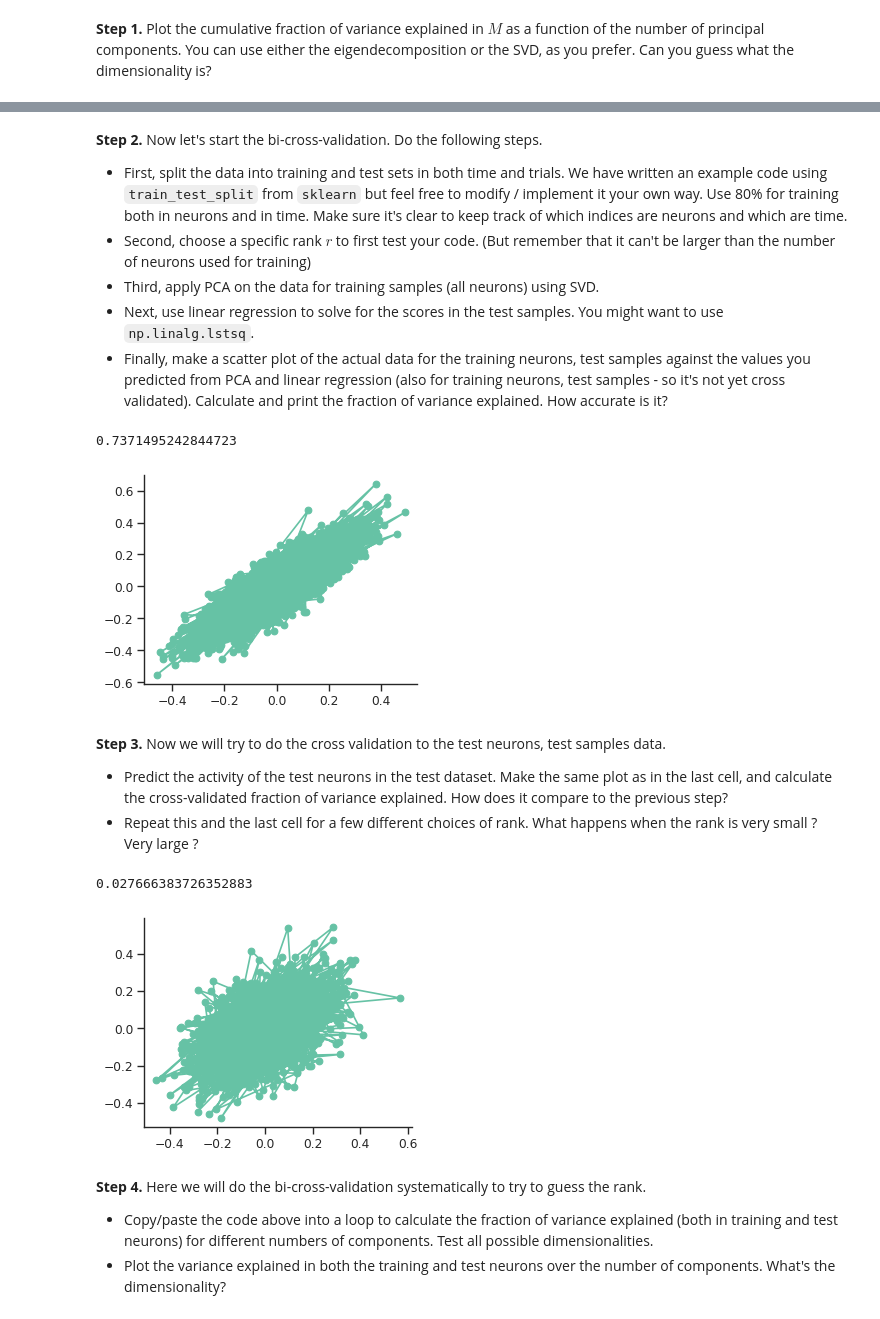
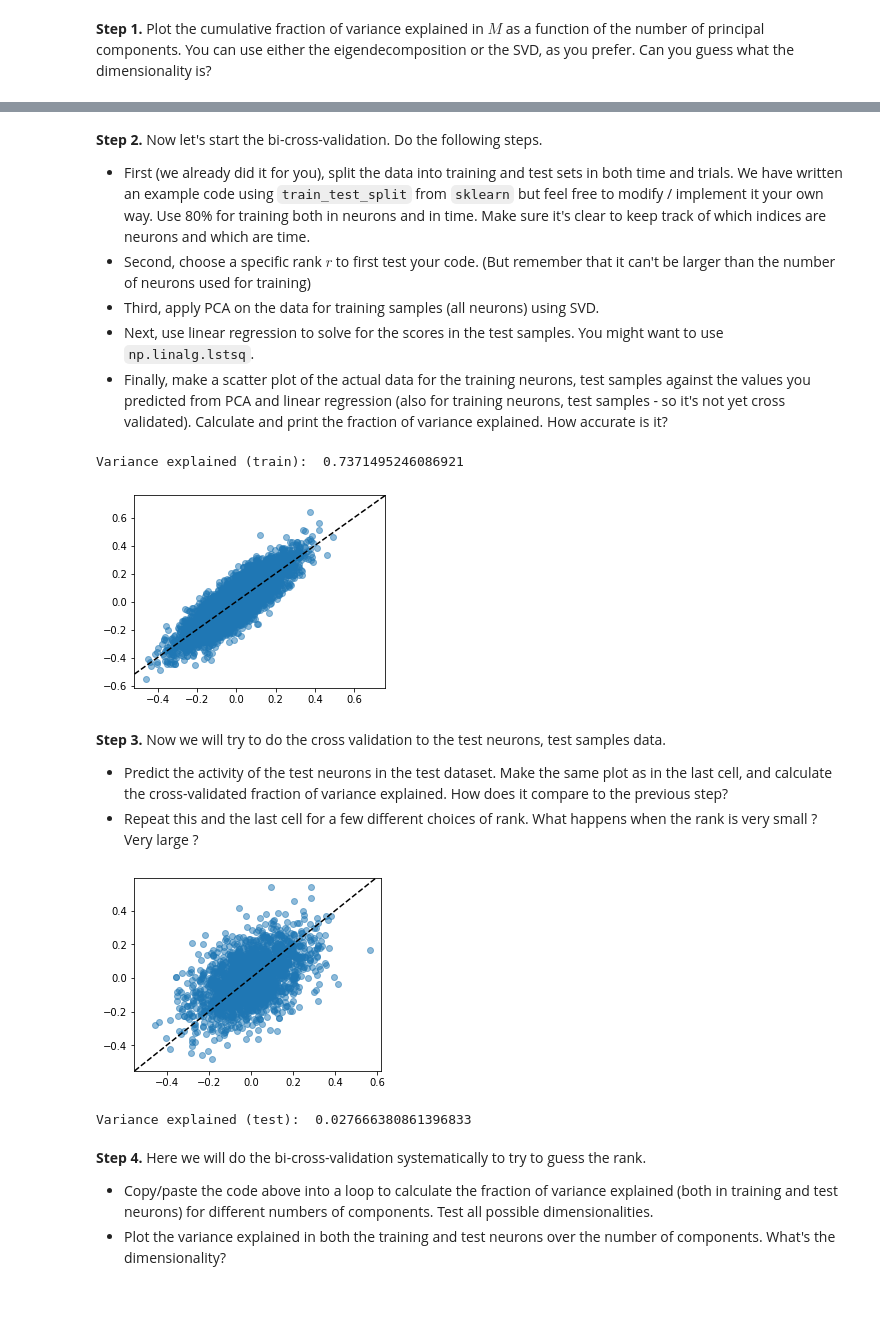
Before and after one commit to leonardo-agueci/adv-dim-red-QBWschool-2024, a Jupyter notebook: Solutions_Dimensionality_Reduction_for_Neural_Data.ipynb, the cells around one changed output, grey strips where cells are left out. Cells and saved outputs as stored; diff of their text form; code cells hidden in the pictures.

````diff
--- a/Solutions_Dimensionality_Reduction_for_Neural_Data.ipynb
+++ b/Solutions_Dimensionality_Reduction_for_Neural_Data.ipynb
@@ -311,22 +290,3 @@ To familiarize yourselves with PCA/SVD, you will first write your own implementa
 **WARNING:** In the maths above we used the convention that $\mathbf{X} \in \mathbb{R}^{N\times K} $ (i.e., the columns are the samples), as this is commonly used in neuroscience and in the PCA literature. However, other communities (notably in machine learning) use the rows as samples instead: $\mathbf{X} \in \mathbb{R}^{K\times N}$. Be mindful when you write your code that the packages you use may be using the latter notation (for example, in that case, the $\bf V$ in the SVD will represent the basis vectors, rather than the $\bf U$.).
 
 First, execute the cell below to get started.
-# %%
-import numpy as np
-import matplotlib.pyplot as plt
-import seaborn as sns
-from IPython.core.interactiveshell import InteractiveShell
-
-sns.set()
-
-# global defaults for plots - optional
-sns.set_theme(style="ticks",
-              palette="Set2",
-              font_scale=1.0,
-              rc={
-              "axes.spines.right": False,
-              "axes.spines.top": False,
-              "figure.dpi" : 80
-          },
-          )
-InteractiveShell.ast_node_interactivity = 'none'
@@ -514,6 +794,6 @@ ax.plot(np.cumsum(evals)/np.sum(evals),'o-')
 # %% [markdown]
 **Step 2.** Now let's start the bi-cross-validation. Do the following steps.
-* First, split the data into training and test sets in both time and trials. We have written an example code using ```train_test_split``` from ```sklearn``` but feel free to modify / implement it your own way. Use 80% for training both in neurons and in time. Make sure it's clear to keep track of which indices are neurons and which are time.
+* First (we already did it for you), split the data into training and test sets in both time and trials. We have written an example code using ```train_test_split``` from ```sklearn``` but feel free to modify / implement it your own way. Use 80% for training both in neurons and in time. Make sure it's clear to keep track of which indices are neurons and which are time.
 * Second, choose a specific rank $r$ to first test your code. (But remember that it can't be larger than the number of neurons used for training)
 * Third, apply PCA on the data for training samples (all neurons) using SVD.
 * Next, use linear regression to solve for the scores in the test samples. You might want to use ```np.linalg.lstsq```.
@@ -534,37 +846,44 @@ M_te_te = M_te_all[:,neur_indices_te]
 # %%
 # Solution
 from sklearn.model_selection import train_test_split
 
+# Creating the indeces for selecting train/test sets over samples/neurons
 neur_indices_tr,neur_indices_te = train_test_split(np.arange(M.shape[1]), train_size = .8, shuffle=True)
 time_indices_tr,time_indices_te = train_test_split(np.arange(M.shape[0]), train_size = .8, shuffle=True)
 
+# Selecting the training and test data
 M_tr_all = M_centered[time_indices_tr,:]
 M_te_all = M_centered[time_indices_te,:]
 M_te_tr = M_te_all[:,neur_indices_tr]
 M_te_te = M_te_all[:,neur_indices_te]
 
+# Choose the rank r
 r = 40
 
+# Apply SVD on the training data
 U, S, V = np.linalg.svd(M_tr_all, full_matrices=False)
 
-# Linear Regression a x = b where ...
-a = V[:r,neur_indices_tr].T
-b = M_te_tr.T
-x = np.linalg.lstsq(a,b,rcond=None)[0] # scores, test times x r
+# Now, we solve the scores with linear regression. Let's use 'u' for the train basis,
+# 'z' for the scores and 'x' forthe data
+u = V[:r,neur_indices_tr].T
+x = M_te_tr.T
+# Use linear regression ( a x = b) to solve the scores on test data
+z = np.linalg.lstsq(u,x,rcond=None)[0]
 
-M_te_tr_predict = (a @ x).T
+# Compute the prediction
+M_te_tr_predict = (u @ z).T
 
-mse = np.mean(((M_te_tr_predict-M_te_tr)**2).flatten())
-var_exp_tr = 1 - mse/np.mean(((M_te_tr)**2).flatten())
+# Compute variance explained
+var_exp_tr = compute_var_exp(M_te_tr_predict,M_te_tr)
 
 fig = plt.figure(figsize=(4,3), constrained_layout=True)
 ax = fig.add_subplot()
-ax.plot(M_te_tr_predict.flatten(), M_te_tr.flatten(), '-o')
-
-print(var_exp_tr)
+ax.scatter(M_te_tr_predict.flatten(), M_te_tr.flatten(),alpha=0.5)
+ax.axline((0,0), (0.7,0.7), color='black', linestyle='--')
+print("Variance explained (train): ", var_exp_tr)
 # %% [output]
-0.7371495242844723
+Variance explained (train):  0.7371495246086921
-[figure, old version]
+[figure, new version]
 # %% [markdown]
 **Step 3.** Now we will try to do the cross validation to the test neurons, test samples data.
 * Predict the activity of the test neurons in the test dataset. Make the same plot as in the last cell, and calculate the cross-validated fraction of variance explained. How does it compare to the previous step?
@@ -574,18 +910,22 @@ print(var_exp_tr)
 # %%
 # Solution
-M_te_te_predict = (V[:r,neur_indices_te].T @ x).T
 
-mse = np.mean(((M_te_te_predict-M_te_te)**2).flatten())
-var_exp_te = 1 - mse/np.mean(((M_te_te)**2).flatten())
+# Compute the prediction on test neurons
+M_te_te_predict = (V[:r,neur_indices_te].T @ z).T
+
+# Compute variance explained
+var_exp_te = compute_var_exp(M_te_te_predict,M_te_te)
 
 fig = plt.figure(figsize=(4,3), constrained_layout=True)
 ax = fig.add_subplot()
-ax.plot(M_te_te_predict.flatten(), M_te_te.flatten(), '-o')
+ax.scatter(M_te_te_predict.flatten(), M_te_te.flatten(),alpha=0.5)
+ax.axline((-0.5,-0.5), (0.5,0.5), color='black', linestyle='--')
+plt.show()
 
-print(var_exp_te)
+print("Variance explained (test): ",var_exp_te)
 # %% [output]
+[figure, new version]
-0.027666383726352883
+Variance explained (test):  0.027666380861396833
-[figure, old version]
 # %% [markdown]
 **Step 4.** Here we will do the bi-cross-validation systematically to try to guess the rank.
 * Copy/paste the code above into a loop to calculate the fraction of variance explained (both in training and test neurons) for different numbers of components. Test all possible dimensionalities.
````
Also changed, not shown: parts of 98 cells of this notebook.
